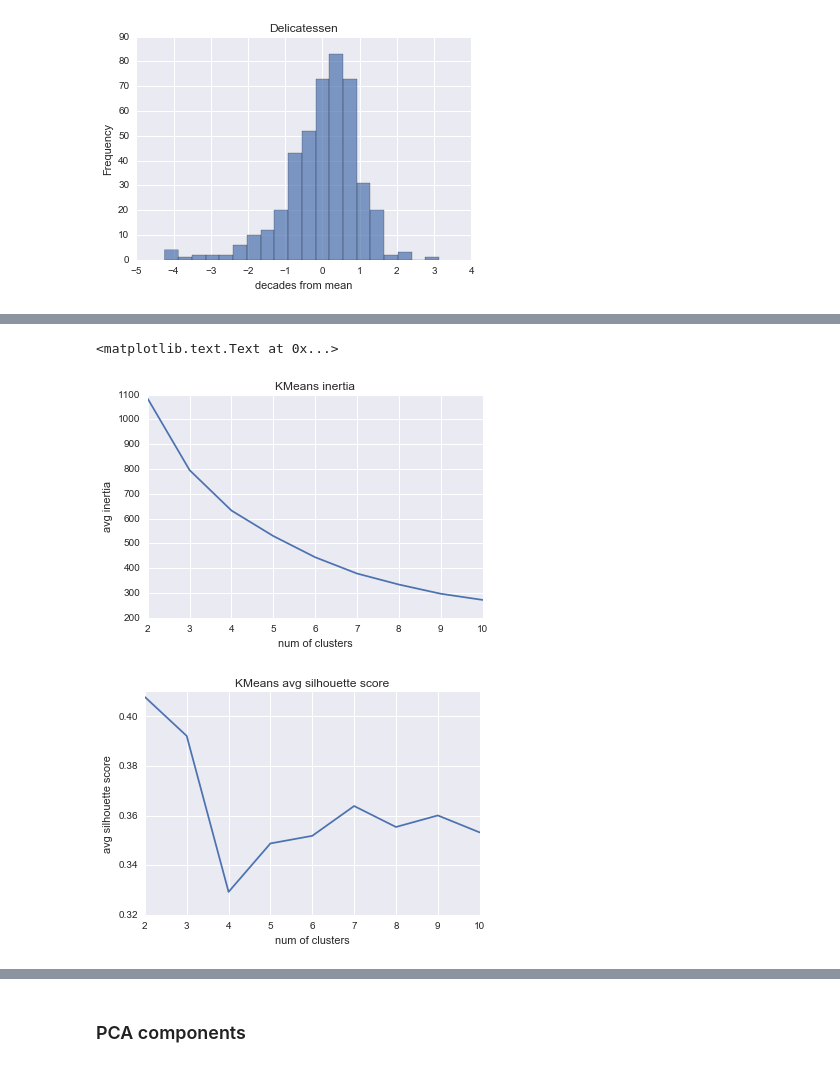
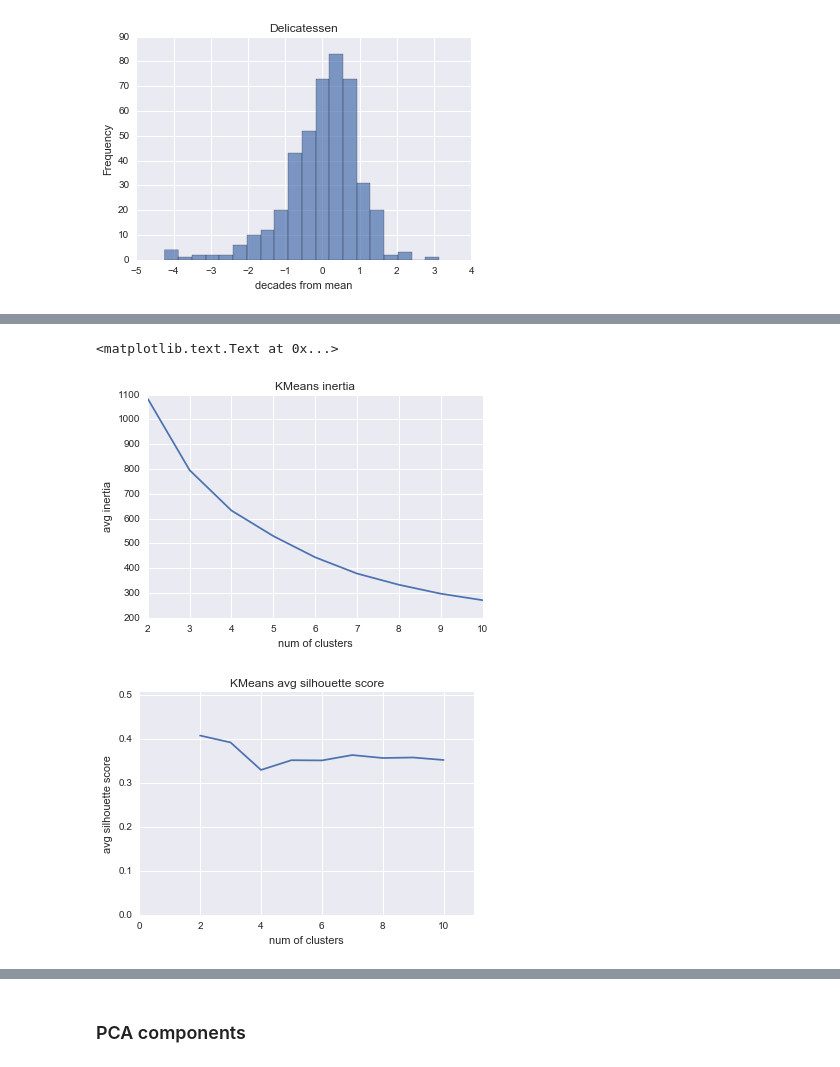
Before and after one commit to sharpround/customer_segments, a Jupyter notebook: customer_segments.ipynb, the cells around one changed output, grey strips where cells are left out. Drawn from its saved outputs; the diff is of its cells as text; code cells hidden in the pictures.

```diff
--- a/customer_segments.ipynb
+++ b/customer_segments.ipynb
@@ -383,35 +405,36 @@ from sklearn.pipeline import Pipeline
 from sklearn.metrics import silhouette_score
 
 # test KMeans
 n_clusters = range(2, 11)
 n_trials = 10
 
 inertias = np.zeros((len(n_clusters)))
 scores = np.zeros((len(n_clusters)))
 
 for ii in range(len(n_clusters)):
     clusters = KMeans(n_clusters=n_clusters[ii])
 
     for jj in range(n_trials):
 
         labels = clusters.fit_predict(reduced_data)
 
-        inertias[ii] += clusters.inertia_/np.float(n_trials)
-        scores[ii] += silhouette_score(reduced_data, labels)/np.float(n_trials)
+        inertias[ii] += clusters.inertia_/n_trials
+        scores[ii] += silhouette_score(reduced_data, labels)/n_trials
 
 plt.plot(n_clusters, inertias)
 plt.ylabel("avg inertia")
 plt.xlabel("num of clusters")
 plt.title("KMeans inertia")
 
 plt.figure()
 plt.plot(n_clusters, scores)
+plt.axis([0, n_clusters[-1]+1, 0, scores.max()+0.1])
 plt.ylabel("avg silhouette score")
 plt.xlabel("num of clusters")
 plt.title("KMeans avg silhouette score")
 # %% [output]
 <matplotlib.text.Text at 0x...>
 [figure]
-[figure, old version]
+[figure, new version]
 # %%
 # test GMM
```
Also changed, not shown: parts of 14 cells of this notebook.
